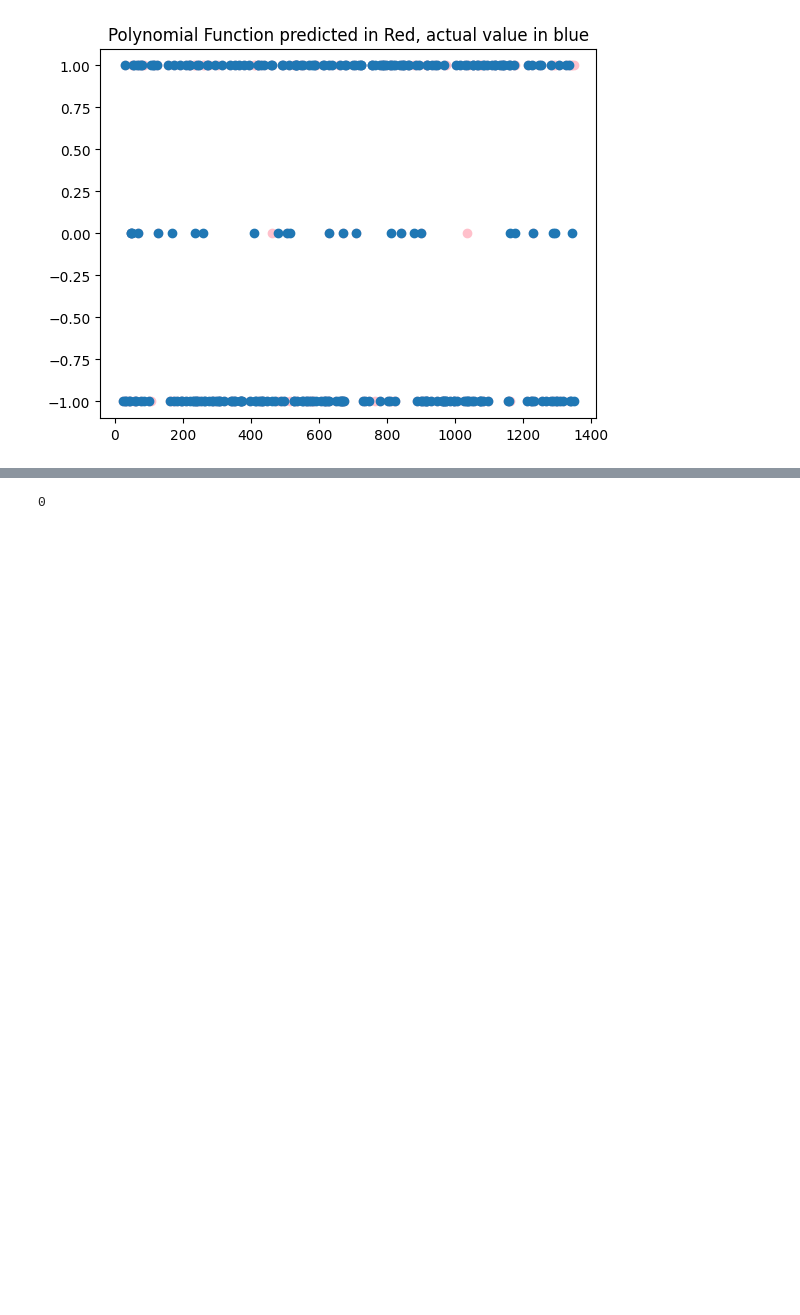
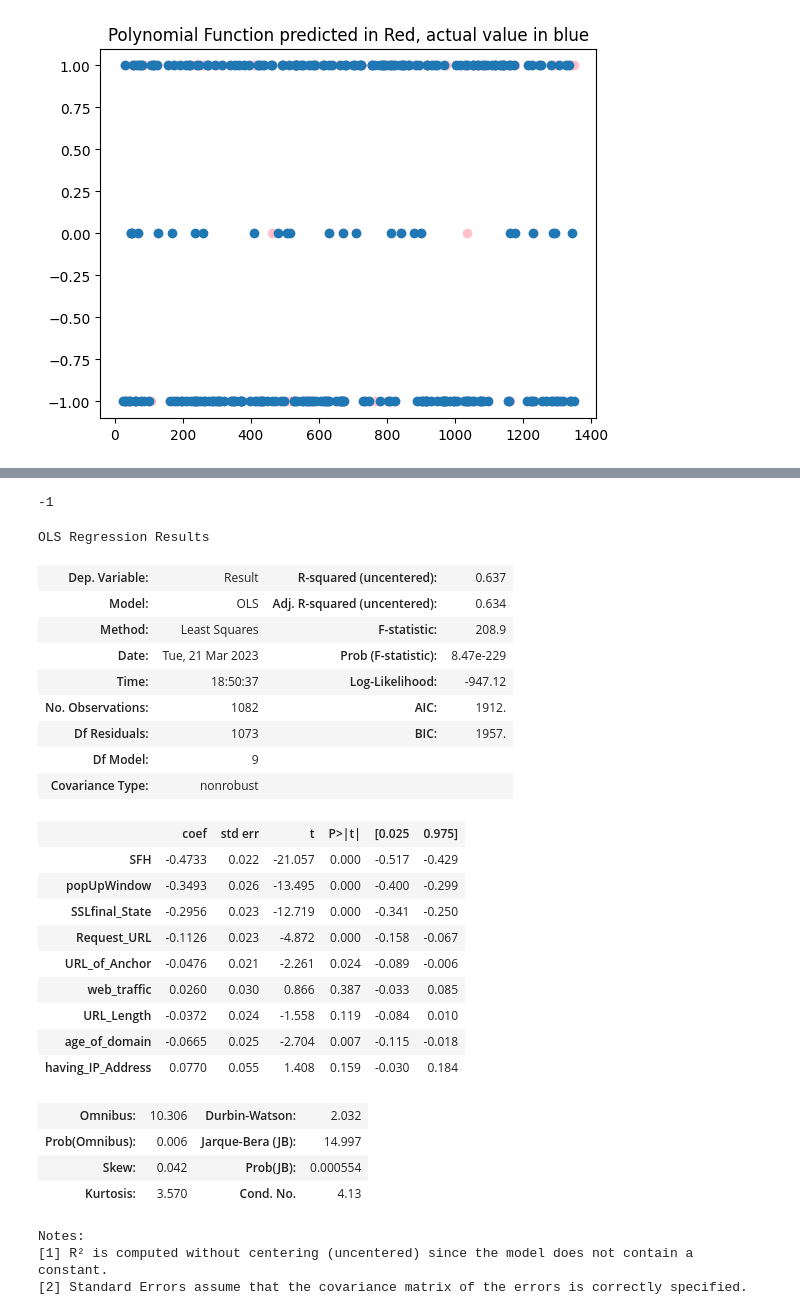
Before and after one commit to juto-shogan/Cyber-Attack, a Jupyter notebook: read_from_db.ipynb, the cells around one changed output, grey strips where cells are left out. Drawn from its saved outputs; the diff is of its cells as text; code cells hidden in the pictures; blank space fills up the shorter version.

```diff
--- a/read_from_db.ipynb
+++ b/read_from_db.ipynb
@@ -5,7 +5,7 @@ import mysql.connector as mysql
 
 connection = mysql.connect(
     host= 'localhost',
-    passwd= 'nakedsnake',
+    passwd= '',
     user= 'root',
     port= '3306',
     database= 'cyber_attacks'
@@ -183,5 +183,5 @@ having_ip0
 result = svmPoly.predict([[sfh, popUPWindow, SSL_final_state, Request_url, url_of_anchor, web_traffic, url_length, age_of_domain, having_ip]])
 print(result[0])
 # %% [output]
-0
+-1
 # %%
@@ -190,0 +191,31 @@ pickle.dump(svmPoly, open('cyber_model.pkl', 'wb'))
+# %%
+from statsmodels.api import OLS
+OLS(trainY,trainX).fit().summary()
+# %% [output]
+OLS Regression Results
+| Dep. Variable: | Result | R-squared (uncentered): | 0.637 |
+| Model: | OLS | Adj. R-squared (uncentered): | 0.634 |
+| Method: | Least Squares | F-statistic: | 208.9 |
+| Date: | Tue, 21 Mar 2023 | Prob (F-statistic): | 8.47e-229 |
+| Time: | 18:50:37 | Log-Likelihood: | -947.12 |
+| No. Observations: | 1082 | AIC: | 1912. |
+| Df Residuals: | 1073 | BIC: | 1957. |
+| Df Model: | 9 |  |  |
+| Covariance Type: | nonrobust |  |  |
+|  | coef | std err | t | P>|t| | [0.025 | 0.975] |
+| SFH | -0.4733 | 0.022 | -21.057 | 0.000 | -0.517 | -0.429 |
+| popUpWindow | -0.3493 | 0.026 | -13.495 | 0.000 | -0.400 | -0.299 |
+| SSLfinal_State | -0.2956 | 0.023 | -12.719 | 0.000 | -0.341 | -0.250 |
+| Request_URL | -0.1126 | 0.023 | -4.872 | 0.000 | -0.158 | -0.067 |
+| URL_of_Anchor | -0.0476 | 0.021 | -2.261 | 0.024 | -0.089 | -0.006 |
+| web_traffic | 0.0260 | 0.030 | 0.866 | 0.387 | -0.033 | 0.085 |
+| URL_Length | -0.0372 | 0.024 | -1.558 | 0.119 | -0.084 | 0.010 |
+| age_of_domain | -0.0665 | 0.025 | -2.704 | 0.007 | -0.115 | -0.018 |
+| having_IP_Address | 0.0770 | 0.055 | 1.408 | 0.159 | -0.030 | 0.184 |
+| Omnibus: | 10.306 | Durbin-Watson: | 2.032 |
+| Prob(Omnibus): | 0.006 | Jarque-Bera (JB): | 14.997 |
+| Skew: | 0.042 | Prob(JB): | 0.000554 |
+| Kurtosis: | 3.570 | Cond. No. | 4.13 |
+Notes:
+[1] R² is computed without centering (uncentered) since the model does not contain a constant.
+[2] Standard Errors assume that the covariance matrix of the errors is correctly specified.
```
Also changed, not shown: parts of 2 cells of this notebook, 13 other files.
